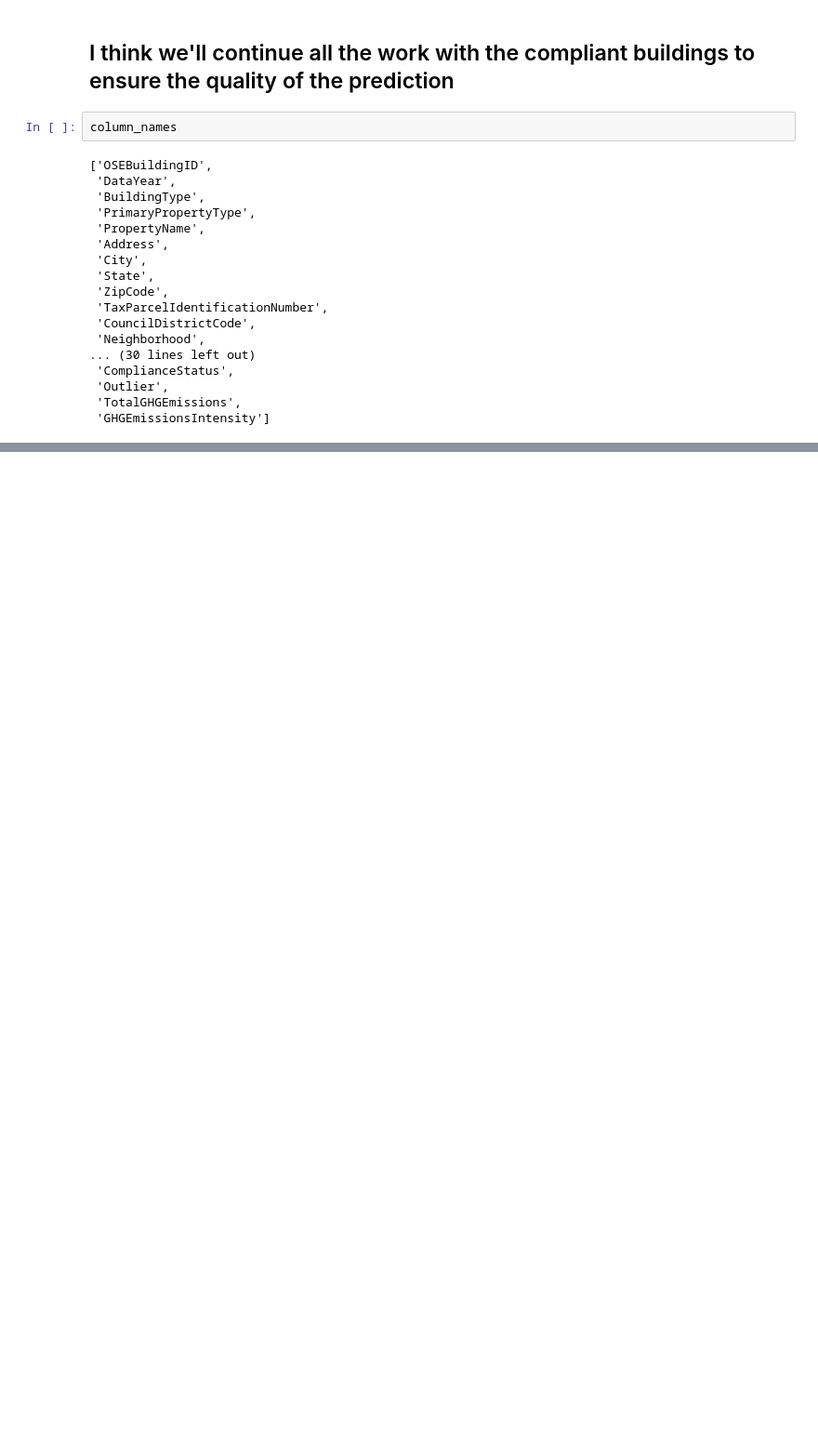
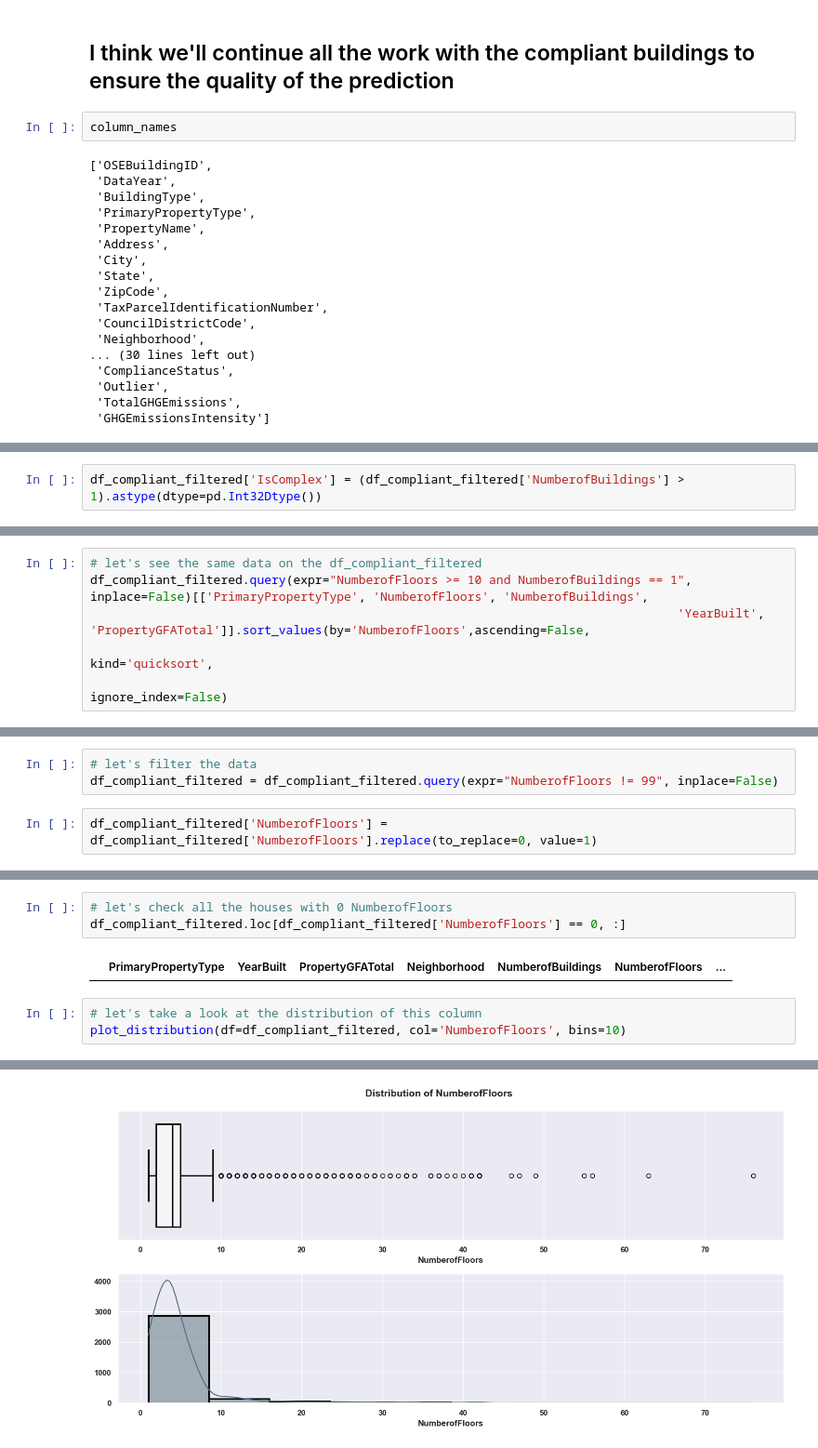
Before and after one commit to AlhousseineDiallo/energy_sight, a Jupyter notebook: notebooks/exploration_01.ipynb, the cells around one changed output, grey strips where cells are left out. Shown at 93% size. Drawn from its saved outputs; the diff is of its cells as text; blank space fills up the shorter version.

```diff
--- a/notebooks/exploration_01.ipynb
+++ b/notebooks/exploration_01.ipynb
@@ -407,0 +899,2 @@ np.int64(3344)
+# %%
+df_compliant_filtered['IsComplex'] = (df_compliant_filtered['NumberofBuildings'] > 1).astype(dtype=pd.Int32Dtype())
@@ -407,0 +1009,6 @@ np.int64(3344)
+# %%
+# let's see the same data on the df_compliant_filtered
+df_compliant_filtered.query(expr="NumberofFloors >= 10 and NumberofBuildings == 1", inplace=False)[['PrimaryPropertyType', 'NumberofFloors', 'NumberofBuildings',
+                                                                                 'YearBuilt', 'PropertyGFATotal']].sort_values(by='NumberofFloors',ascending=False,
+                                                                                                              kind='quicksort',
+                                                                                                              ignore_index=False)
@@ -407,0 +1033,5 @@ np.int64(3344)
+# %%
+# let's filter the data
+df_compliant_filtered = df_compliant_filtered.query(expr="NumberofFloors != 99", inplace=False)
+# %%
+df_compliant_filtered['NumberofFloors'] = df_compliant_filtered['NumberofFloors'].replace(to_replace=0, value=1)
@@ -407,0 +1051,9 @@ np.int64(3344)
+# %%
+# let's check all the houses with 0 NumberofFloors
+df_compliant_filtered.loc[df_compliant_filtered['NumberofFloors'] == 0, :]
+# %% [output]
+|  | PrimaryPropertyType | YearBuilt | PropertyGFATotal | Neighborhood | NumberofBuildings | NumberofFloors | ... |
+# %%
+# let's take a look at the distribution of this column
+plot_distribution(df=df_compliant_filtered, col='NumberofFloors', bins=10)
+# %% [output]
@@ -407,0 +1062 @@ np.int64(3344)
+[figure, added]
```
Also changed, not shown: parts of 87 cells of this notebook, 7 other files.
